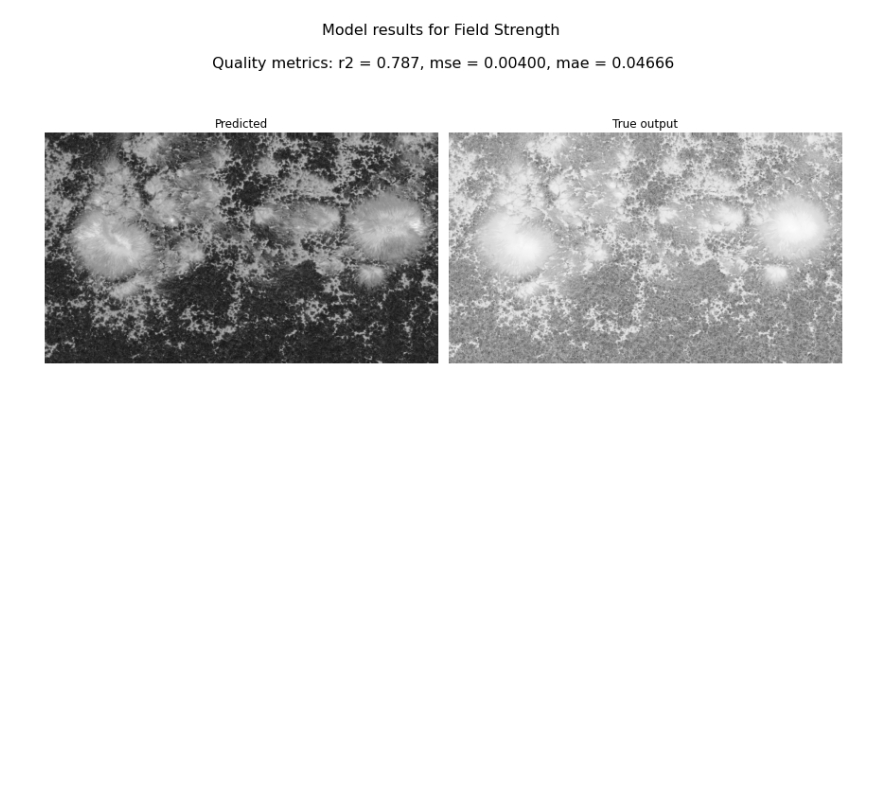
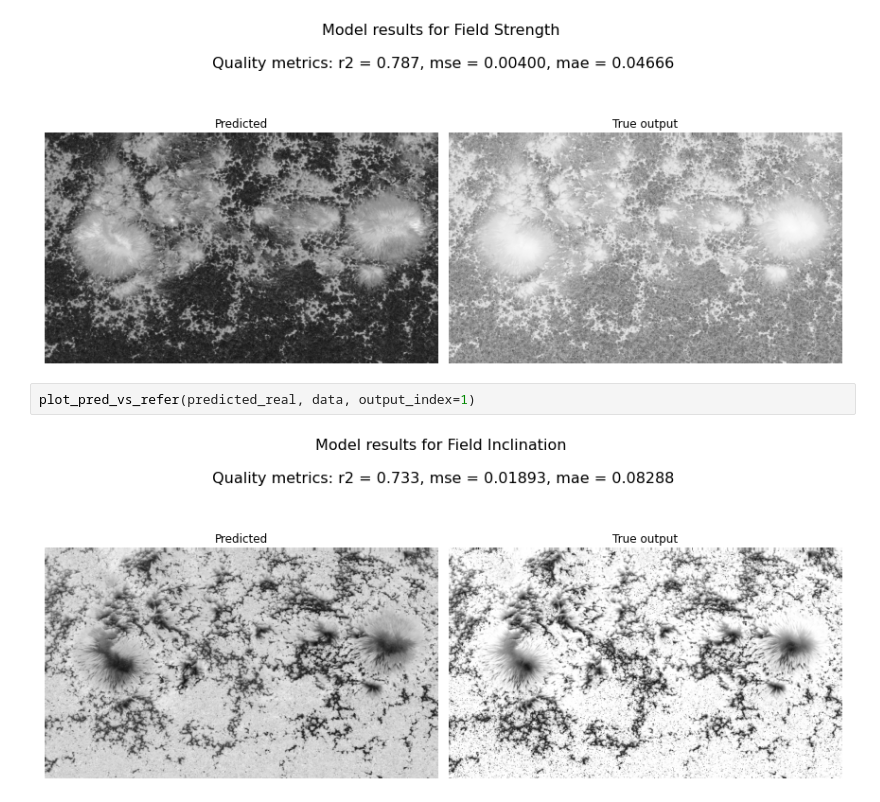
Before and after one commit to iknyazeva/InverseProblem, a Jupyter notebook: notebooks/model_mlp_common_train.ipynb, the cells around one changed output. Drawn from its saved outputs; the diff is of its cells as text; blank space fills up the shorter version.

```diff
--- a/notebooks/model_mlp_common_train.ipynb
+++ b/notebooks/model_mlp_common_train.ipynb
@@ -374,3 +374,7 @@ with torch.no_grad():
 plot_pred_vs_refer(predicted_real, data, output_index=0)
 # %% [output]
 [figure]
+# %%
+plot_pred_vs_refer(predicted_real, data, output_index=1)
+# %% [output]
+[figure, added]
```
Also changed, not shown: parts of 3 cells of this notebook, 1 other file.
